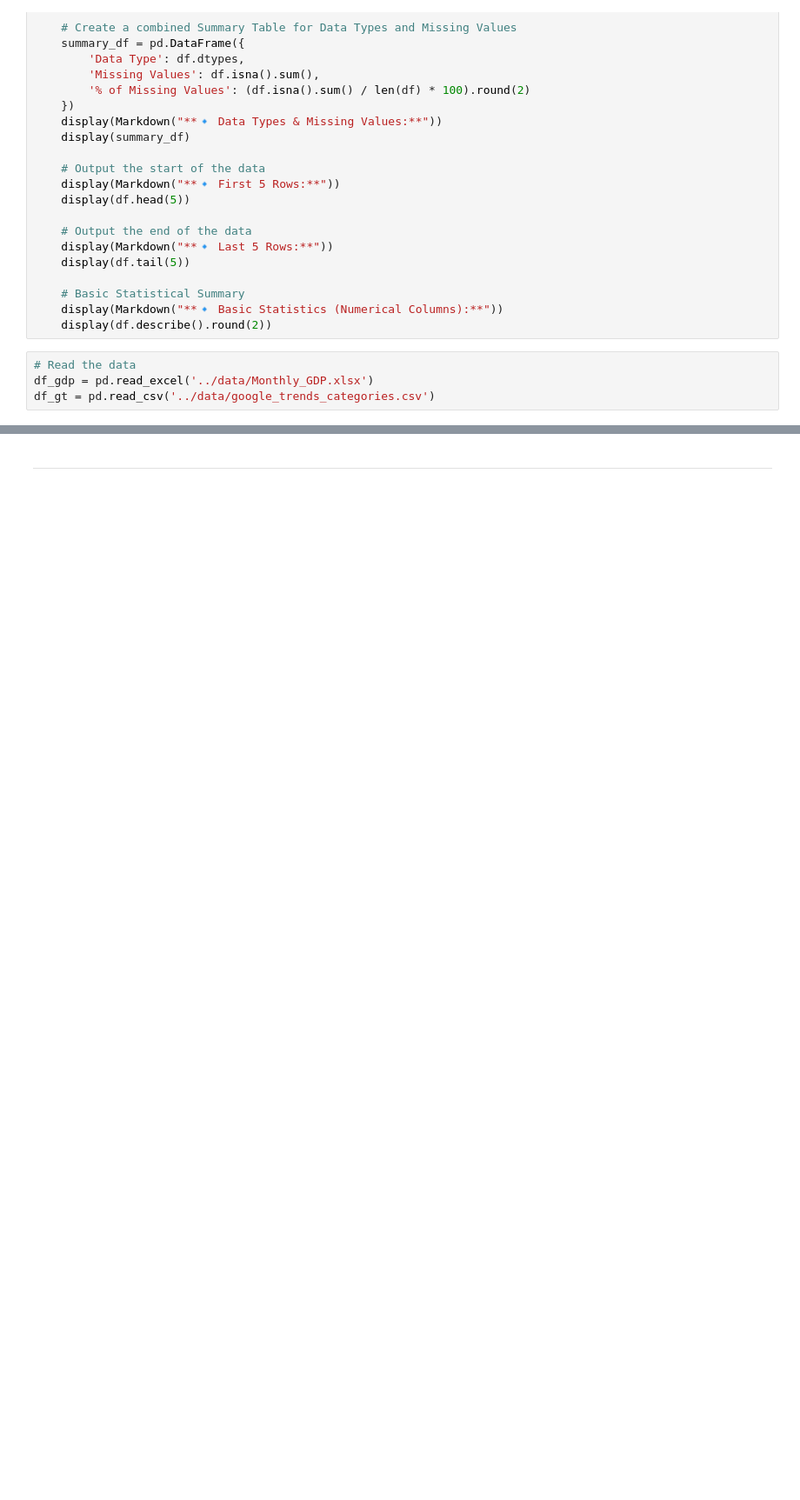
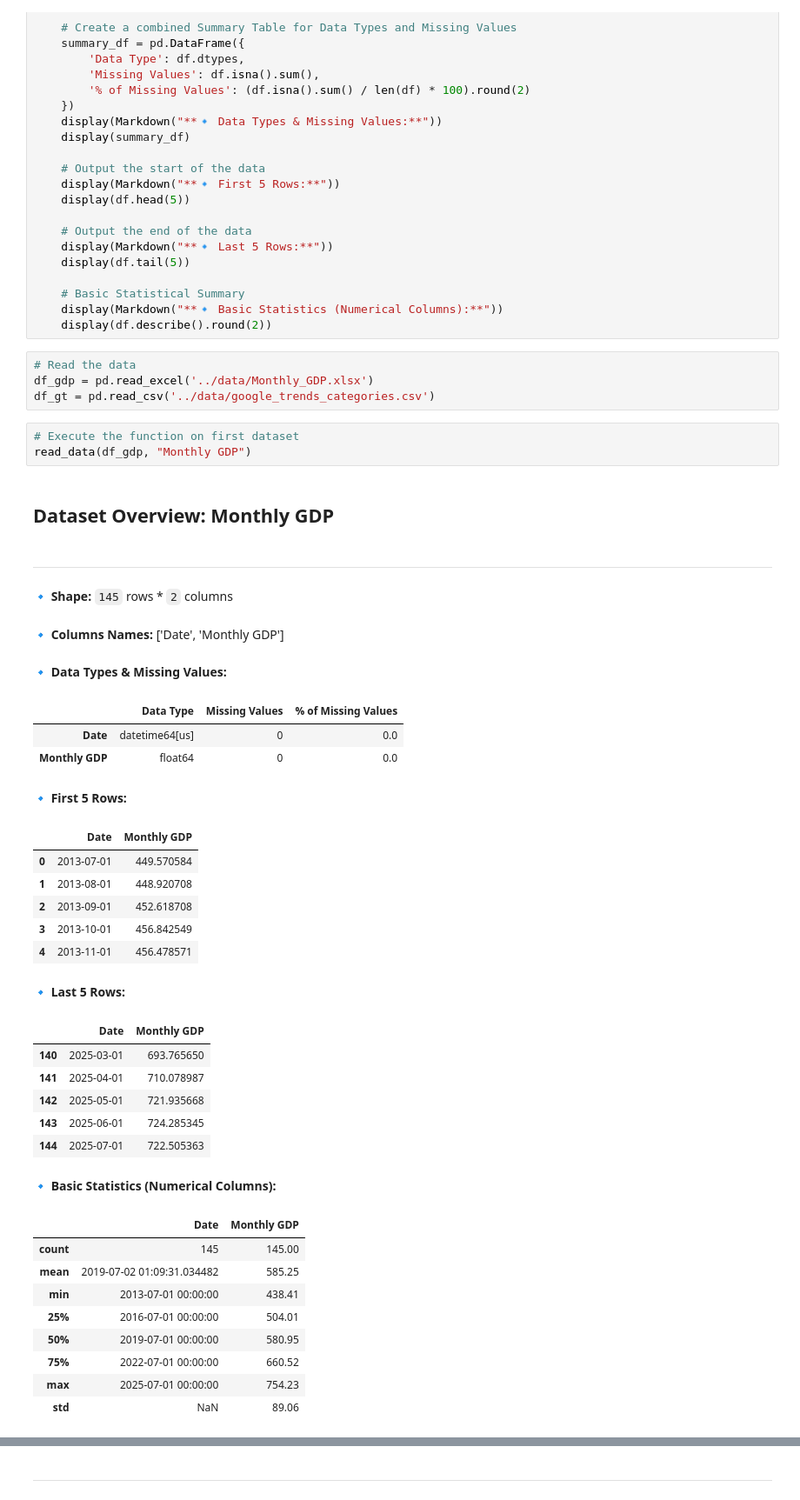
Before and after one commit to OmarAhmedAbdelAziz/GDP-Nowcasting-case-study-CBE, a Jupyter notebook: notebooks/GDP_Nowcasting.ipynb, the cells around one changed output, grey strips where cells are left out. Shown at 87% size. Saved outputs shown, nothing was run; the diff lists cells and outputs as text; blank space fills up the shorter version.

```diff
--- a/notebooks/GDP_Nowcasting.ipynb
+++ b/notebooks/GDP_Nowcasting.ipynb
@@ -47,3 +47,39 @@ def read_data(df: pd.DataFrame, name: str = "Dataset"):
 # Read the data
 df_gdp = pd.read_excel('../data/Monthly_GDP.xlsx')
 df_gt = pd.read_csv('../data/google_trends_categories.csv')
+# %%
+# Execute the function on first dataset
+read_data(df_gdp, "Monthly GDP")
+# %% [output]
+## Dataset Overview: **Monthly GDP**
+---
+**🔹 Shape:** `145` rows * `2` columns
+**🔹 Columns Names:** ['Date', 'Monthly GDP']
+**🔹 Data Types & Missing Values:**
+|  | Data Type | Missing Values | % of Missing Values |
+| Date | datetime64[us] | 0 | 0.0 |
+| Monthly GDP | float64 | 0 | 0.0 |
+**🔹 First 5 Rows:**
+|  | Date | Monthly GDP |
+| 0 | 2013-07-01 | 449.570584 |
+| 1 | 2013-08-01 | 448.920708 |
+| 2 | 2013-09-01 | 452.618708 |
+| 3 | 2013-10-01 | 456.842549 |
+| 4 | 2013-11-01 | 456.478571 |
+**🔹 Last 5 Rows:**
+|  | Date | Monthly GDP |
+| 140 | 2025-03-01 | 693.765650 |
+| 141 | 2025-04-01 | 710.078987 |
+| 142 | 2025-05-01 | 721.935668 |
+| 143 | 2025-06-01 | 724.285345 |
+| 144 | 2025-07-01 | 722.505363 |
+**🔹 Basic Statistics (Numerical Columns):**
+|  | Date | Monthly GDP |
+| count | 145 | 145.00 |
+| mean | 2019-07-02 01:09:31.034482 | 585.25 |
+| min | 2013-07-01 00:00:00 | 438.41 |
+| 25% | 2016-07-01 00:00:00 | 504.01 |
+| 50% | 2019-07-01 00:00:00 | 580.95 |
+| 75% | 2022-07-01 00:00:00 | 660.52 |
+| max | 2025-07-01 00:00:00 | 754.23 |
+| std | NaN | 89.06 |
```
Also changed, not shown: parts of 1 cell of this notebook.
